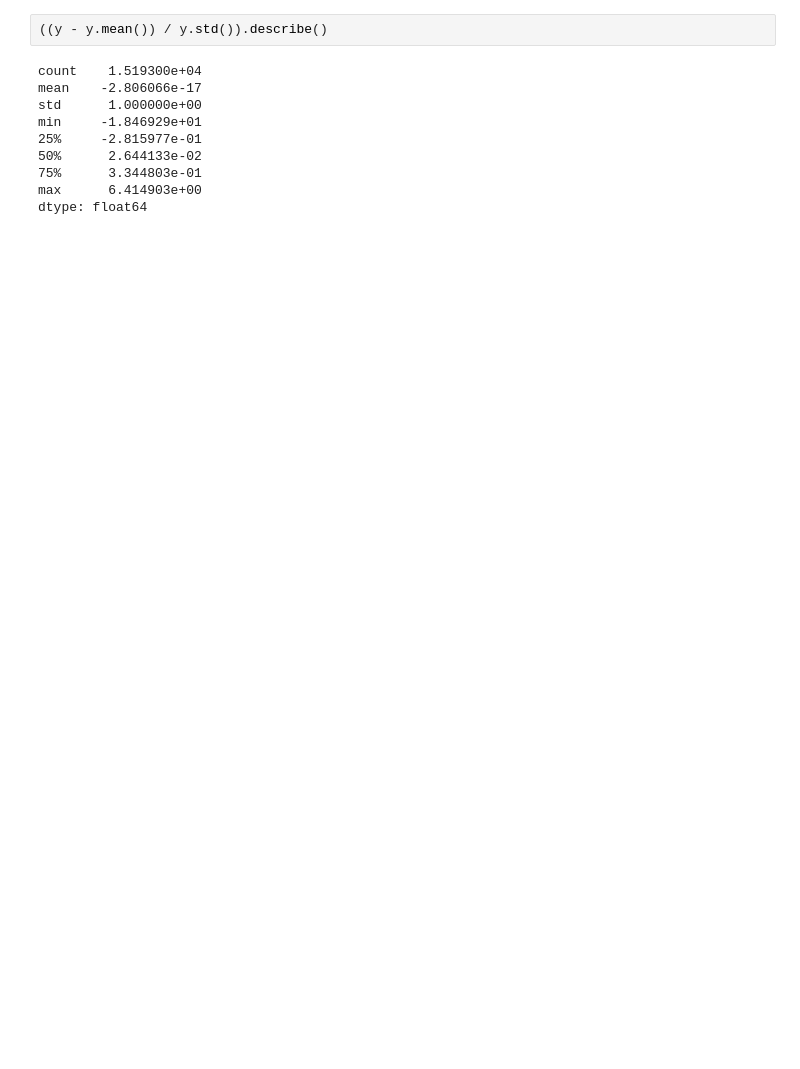
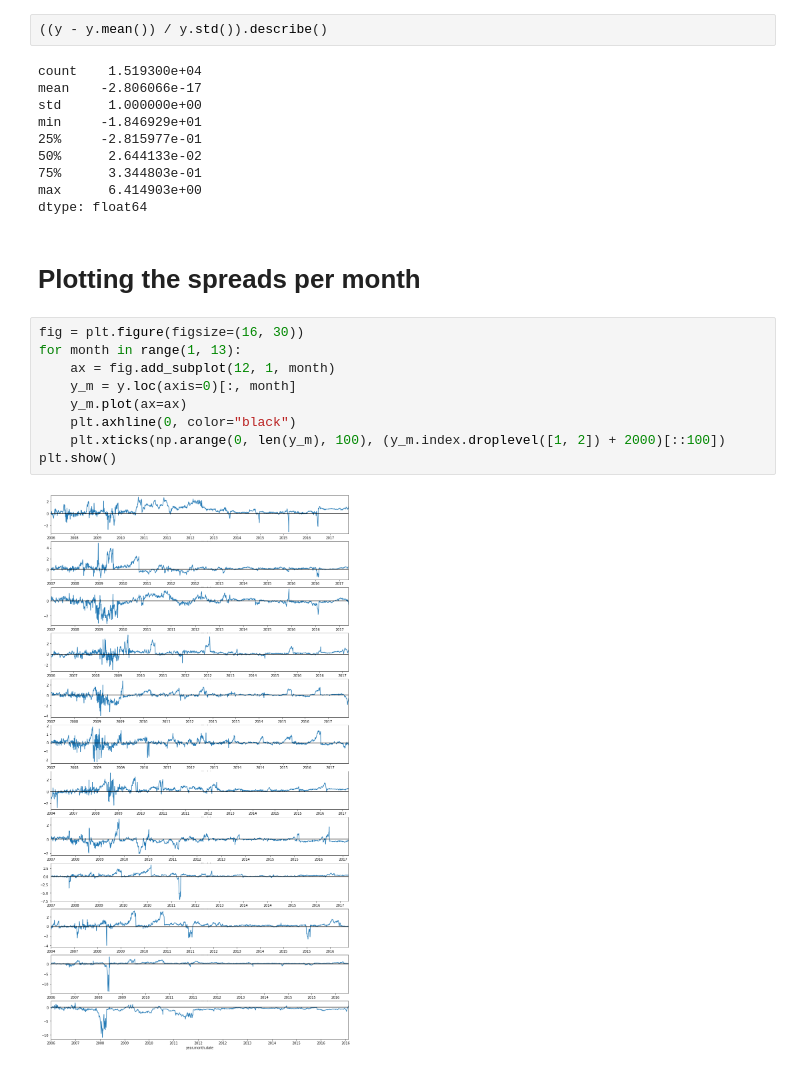
Before and after one commit to leyhline/vix-term-structure, a Jupyter notebook: futureswise.ipynb, the cells around one changed output. Cells and saved outputs as stored; diff of their text form; blank space fills up the shorter version.

```diff
--- a/futureswise.ipynb
+++ b/futureswise.ipynb
@@ -568,3 +643,16 @@ min     -1.846929e+01
 75%      3.344803e-01
 max      6.414903e+00
 dtype: float64
+# %% [markdown]
+# Plotting the spreads per month
+# %%
+fig = plt.figure(figsize=(16, 30))
+for month in range(1, 13):
+    ax = fig.add_subplot(12, 1, month)
+    y_m = y.loc(axis=0)[:, month]
+    y_m.plot(ax=ax)
+    plt.axhline(0, color="black")
+    plt.xticks(np.arange(0, len(y_m), 100), (y_m.index.droplevel([1, 2]) + 2000)[::100])
+plt.show()
+# %% [output]
+[figure, added]
```
Also changed, not shown: parts of 11 cells of this notebook, 2 other files.
